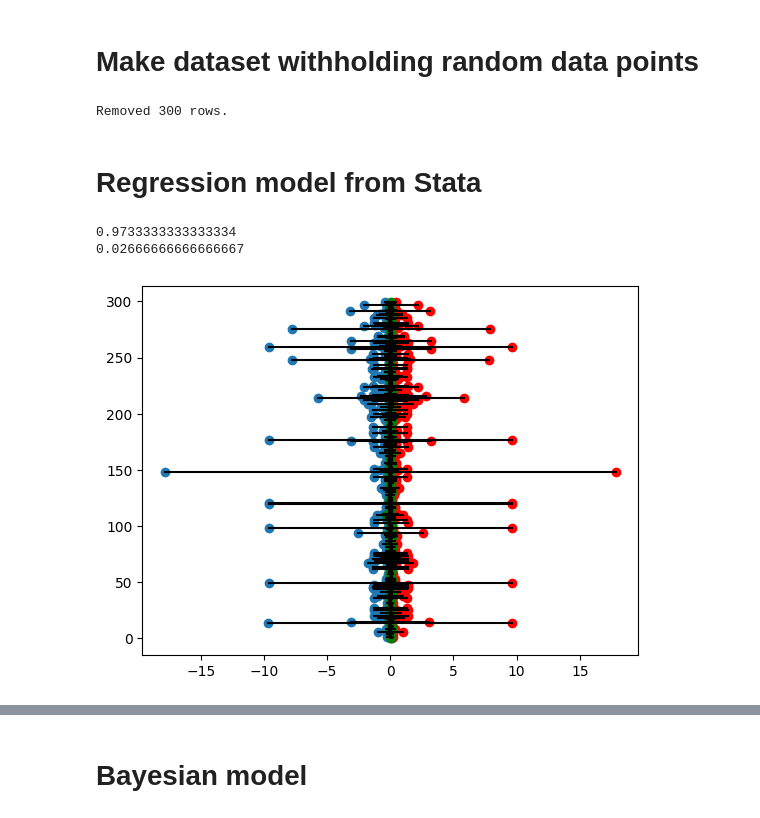
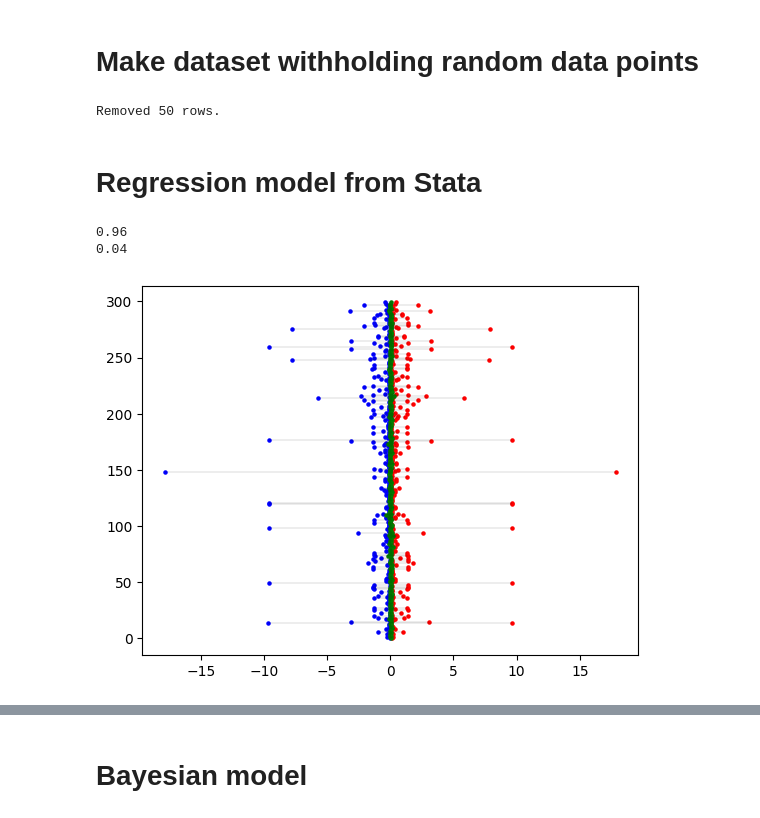
Before and after one commit to greenguy33/environmental-bayesian-modeling, a Jupyter notebook: notebooks/burke_uncertainty_comparison.ipynb, the cells around one changed output, grey strips where cells are left out. Cells and saved outputs as stored; diff of their text form; code cells hidden in the pictures.

```diff
--- a/notebooks/uncertainty_comparison.ipynb
+++ b/notebooks/burke_uncertainty_comparison.ipynb
@@ -23,7 +23,7 @@ WARNING (pytensor.tensor.blas): Using NumPy C-API based implementation for BLAS
 # %% [markdown]
 # Burke data
 # %%
-data = pd.read_csv("../data/burke/data/input/GrowthClimateDataset.csv")
+data = pd.read_csv("../data/burke/data/input/GrowthClimateDataset_train.csv")
 indices_to_drop = []
 no_nan_cols = ["UDel_temp_popweight","UDel_precip_popweight","growthWDI"]
 for index, row in enumerate(data.itertuples()):
@@ -51,5 +51,5 @@ data_mod = data.drop(indices_to_drop)
 data_mod = data_mod.reset_index(drop=True)
 print(f"Removed {data_len_before - len(data_mod)} rows.")
 # %% [output]
-Removed 300 rows.
+Removed 50 rows.
 # %%
@@ -59,7 +59,8 @@ pd.DataFrame(withheld_rows).to_csv("../data/burke/data/input/GrowthClimateDatase
 # %% [markdown]
 # Regression model from Stata
 # %%
-yhat = pd.read_csv("../data/burke/data/input/burke_stdp_pred.csv")
+# yhat = pd.read_csv("../data/burke/data/input/burke_stdp_pred.csv")
+yhat = pd.read_csv("../data/burke/data/input/bootstrap/burke_bootstrap_stdp.csv")
 
 country_coef_file = pd.read_csv("../data/burke/data/input/fixed_effect_coefs/country_coef.csv")
 year_coef_file = pd.read_csv("../data/burke/data/input/fixed_effect_coefs/burke_year_coef.csv")
@@ -113,14 +114,14 @@ for index, row in enumerate(yhat.iterrows()):
 print(in_range / len(yhat))
 print(out_range / len(yhat))
 # %% [output]
-0.9733333333333334
-0.02666666666666667
+0.96
+0.04
 # %%
-plt.scatter(lowers, list(range(len(yhat))))
-plt.scatter(uppers, list(range(len(yhat))), color="red")
-plt.scatter(test_data.growthWDI, list(range(len(yhat))), color="green")
+plt.scatter(lowers, list(range(len(yhat))), color="blue", s=5)
+plt.scatter(uppers, list(range(len(yhat))), color="red", s=5)
+plt.scatter(test_data.growthWDI, list(range(len(yhat))), color="green", s=5)
 for index in range(len(yhat)):
-    plt.plot([lowers[index],uppers[index]],[index,index],'k-')
+    plt.plot([lowers[index],uppers[index]],[index,index],'k-', linewidth=.1)
 plt.show()
 # %% [output]
-[figure, old version]
+[figure, new version]
```
Also changed, not shown: parts of 16 cells of this notebook, 2 other files.
